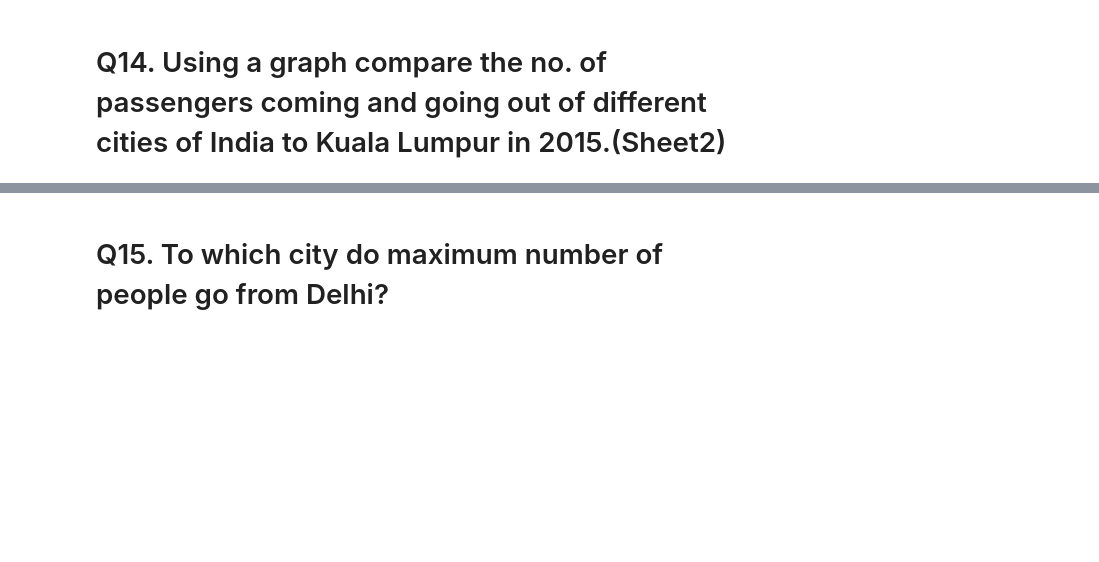
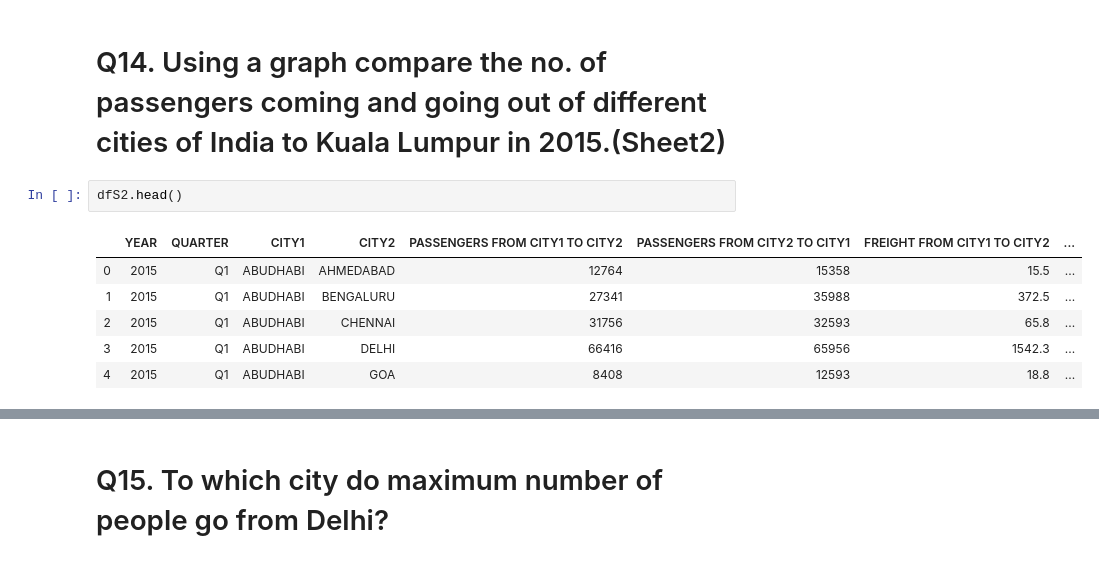
Before and after one commit to anuragjoshi3519/AirTraffic, a Jupyter notebook: AirTraffic.ipynb, the cells around one changed output, grey strips where cells are left out. Cells and saved outputs as stored; diff of their text form; blank space fills up the shorter version.

```diff
--- a/AirTraffic.ipynb
+++ b/AirTraffic.ipynb
@@ -237,2 +255,11 @@ UNITED AIRLINES BANGLADESH LTD.
 # %% [markdown]
 # Q14. Using a graph compare the no. of passengers coming and going out of different cities of India to Kuala Lumpur in 2015.(Sheet2)
+# %%
+dfS2.head()
+# %% [output]
+|  | YEAR | QUARTER | CITY1 | CITY2 | PASSENGERS FROM CITY1 TO CITY2 | PASSENGERS FROM CITY2 TO CITY1 | FREIGHT FROM CITY1 TO CITY2 | ... |
+| 0 | 2015 | Q1 | ABUDHABI | AHMEDABAD | 12764 | 15358 | 15.5 | ... |
+| 1 | 2015 | Q1 | ABUDHABI | BENGALURU | 27341 | 35988 | 372.5 | ... |
+| 2 | 2015 | Q1 | ABUDHABI | CHENNAI | 31756 | 32593 | 65.8 | ... |
+| 3 | 2015 | Q1 | ABUDHABI | DELHI | 66416 | 65956 | 1542.3 | ... |
+| 4 | 2015 | Q1 | ABUDHABI | GOA | 8408 | 12593 | 18.8 | ... |
```
Also changed, not shown: parts of 4 cells of this notebook.
